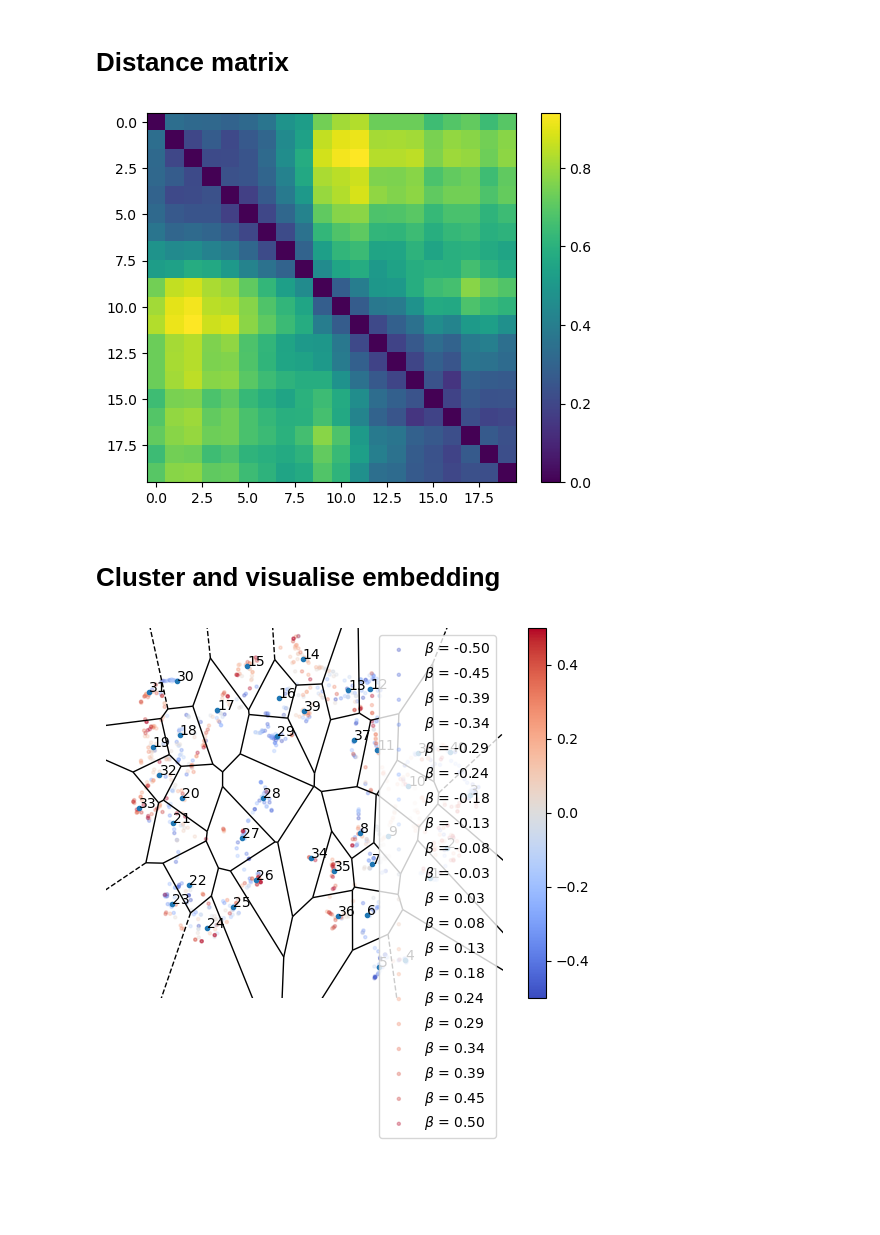
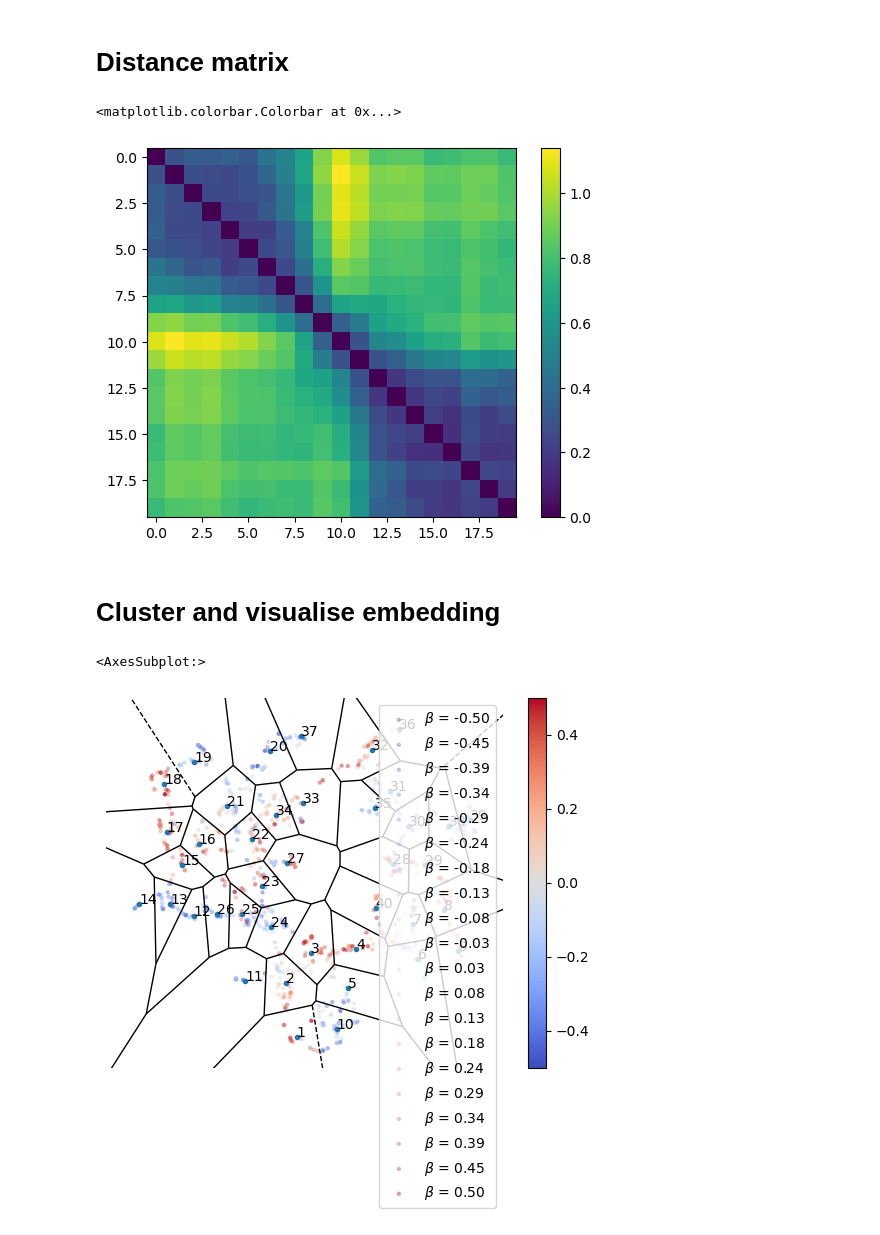
Before and after one commit to agosztolai/MARBLE, a Jupyter notebook: examples/Figure_2_vanderpol.ipynb, the cells around one changed output. Saved outputs shown, nothing was run; the diff lists cells and outputs as text; code cells hidden in the pictures; blank space fills up the shorter version.

```diff
--- a/examples/Figure_2_vanderpol.ipynb
+++ b/examples/Figure_2_vanderpol.ipynb
@@ -52,7 +57,7 @@ for i, (p, v) in enumerate(zip(pos, vel)):
 # %% [markdown]
 # Plot vector fields
 # %%
-data = utils.construct_dataset(pos, features=vel, graph_type='cknn', k=k, stop_crit=0.03, vector=False)
+data = utils.construct_dataset(pos, features=vel, graph_type='cknn', k=20, n_geodesic_nb=30, stop_crit=0.03, vector=False)
 # %% [output]
 ---- Embedding dimension: 3
 ---- Signal dimension: 3
@@ -136,14 +138,16 @@ Performed MDS embedding on embedded results.
 # %%
 im = plt.imshow(data.dist)
 plt.colorbar(im)
-plt.savefig('../results/van_der_pol_D.svg')
+#plt.savefig('../results/van_der_pol_D.svg')
 # %% [output]
+<matplotlib.colorbar.Colorbar at 0x...>
-[figure, old version]
+[figure, new version]
 # %% [markdown]
 # Cluster and visualise embedding
 # %%
 titles = [r'$\beta$ = {:0.2f}'.format(b) for b in beta1]
-plotting.embedding(data, beta1[data.y.numpy()], titles=titles)
-plt.savefig('../results/van_der_pol_embedding.svg')
+plotting.embedding(data, beta1[data.y.numpy().astype(int)], titles=titles)
+#plt.savefig('../results/van_der_pol_embedding.svg')
 # %% [output]
+<AxesSubplot:>
-[figure, old version]
+[figure, new version]
```
Also changed, not shown: parts of 4 cells of this notebook, 1 other file.
